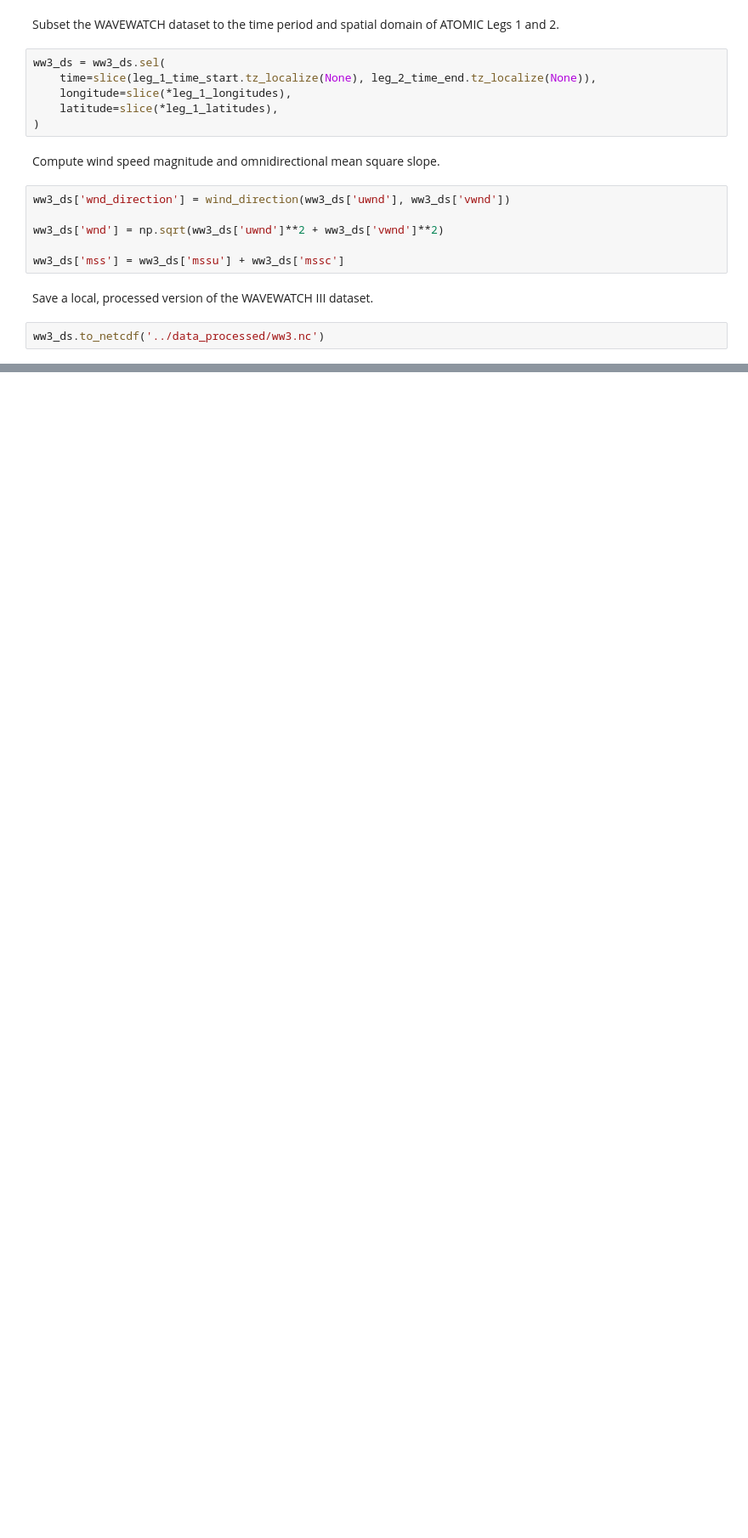
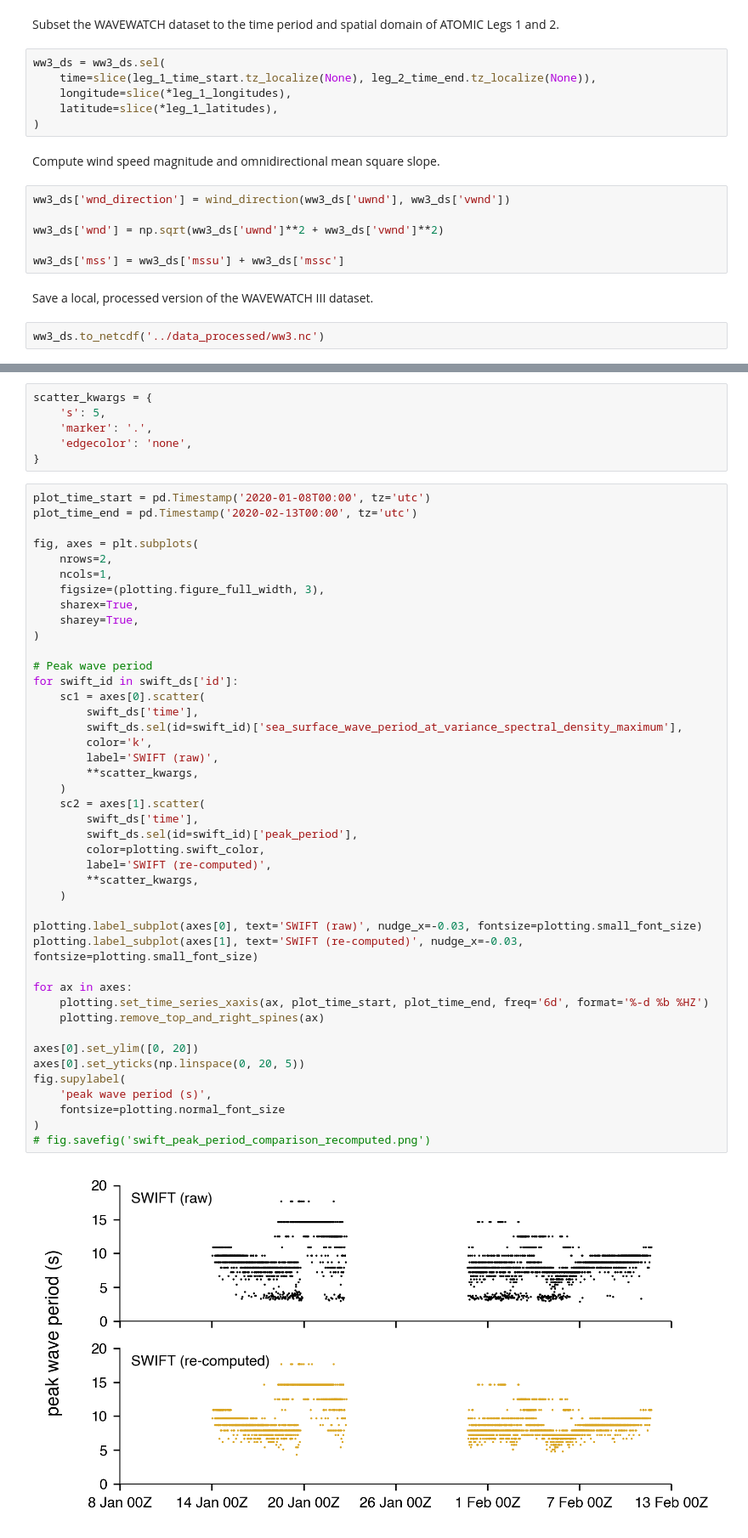
Before and after one commit to jacobrdavis/atomic-ocean-waves, a Jupyter notebook: notebooks/00-data_processing.ipynb, the cells around one changed output, grey strips where cells are left out. Shown at 85% size. Drawn from its saved outputs; the diff is of its cells as text; blank space fills up the shorter version.

Commit message:
Add QC plots; fix WG mean periods (negative spectra)

```diff
--- a/notebooks/00-data_processing.ipynb
+++ b/notebooks/00-data_processing.ipynb
@@ -466,0 +490,51 @@ ww3_ds.to_netcdf('../data_processed/ww3.nc')
+# %%
+scatter_kwargs = {
+    's': 5,
+    'marker': '.',
+    'edgecolor': 'none',
+}
+# %%
+plot_time_start = pd.Timestamp('2020-01-08T00:00', tz='utc')
+plot_time_end = pd.Timestamp('2020-02-13T00:00', tz='utc')
+
+fig, axes = plt.subplots(
+    nrows=2,
+    ncols=1,
+    figsize=(plotting.figure_full_width, 3),
+    sharex=True,
+    sharey=True,
+)
+
+# Peak wave period
+for swift_id in swift_ds['id']:
+    sc1 = axes[0].scatter(
+        swift_ds['time'],
+        swift_ds.sel(id=swift_id)['sea_surface_wave_period_at_variance_spectral_density_maximum'],
+        color='k',
+        label='SWIFT (raw)',
+        **scatter_kwargs,
+    )
+    sc2 = axes[1].scatter(
+        swift_ds['time'],
+        swift_ds.sel(id=swift_id)['peak_period'],
+        color=plotting.swift_color,
+        label='SWIFT (re-computed)',
+        **scatter_kwargs,
+    )
+
+plotting.label_subplot(axes[0], text='SWIFT (raw)', nudge_x=-0.03, fontsize=plotting.small_font_size)
+plotting.label_subplot(axes[1], text='SWIFT (re-computed)', nudge_x=-0.03, fontsize=plotting.small_font_size)
+
+for ax in axes:
+    plotting.set_time_series_xaxis(ax, plot_time_start, plot_time_end, freq='6d', format='%-d %b %HZ')
+    plotting.remove_top_and_right_spines(ax)
+
+axes[0].set_ylim([0, 20])
+axes[0].set_yticks(np.linspace(0, 20, 5))
+fig.supylabel(
+    'peak wave period (s)',
+    fontsize=plotting.normal_font_size
+)
+# fig.savefig('swift_peak_period_comparison_recomputed.png')
+# %% [output]
+[figure, added]
```
Also changed, not shown: parts of 10 cells of this notebook, 5 other files.
